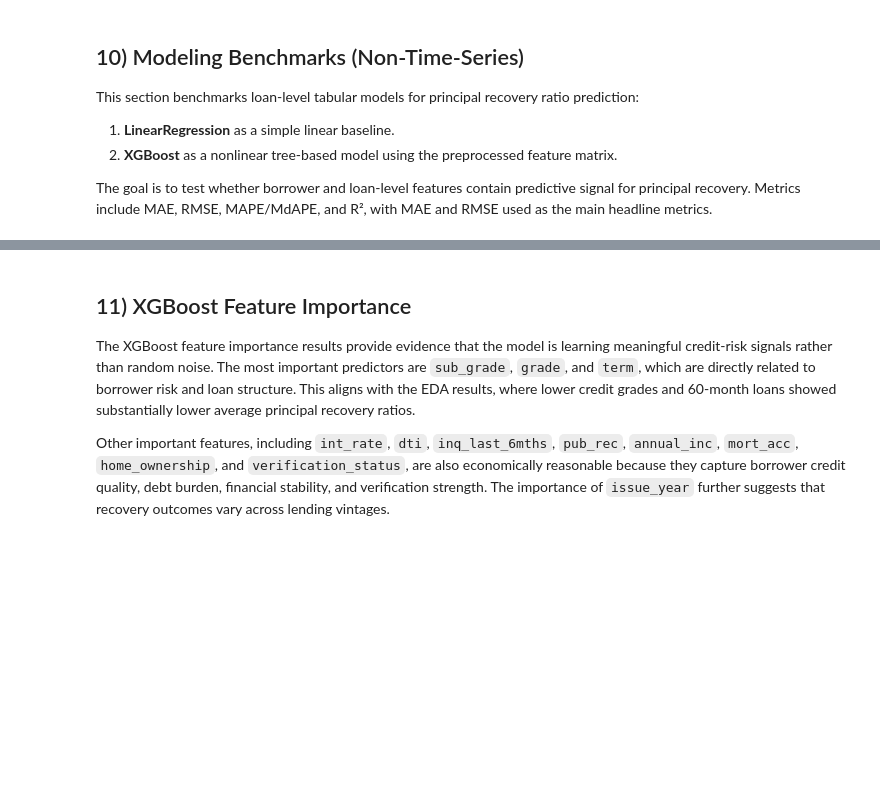
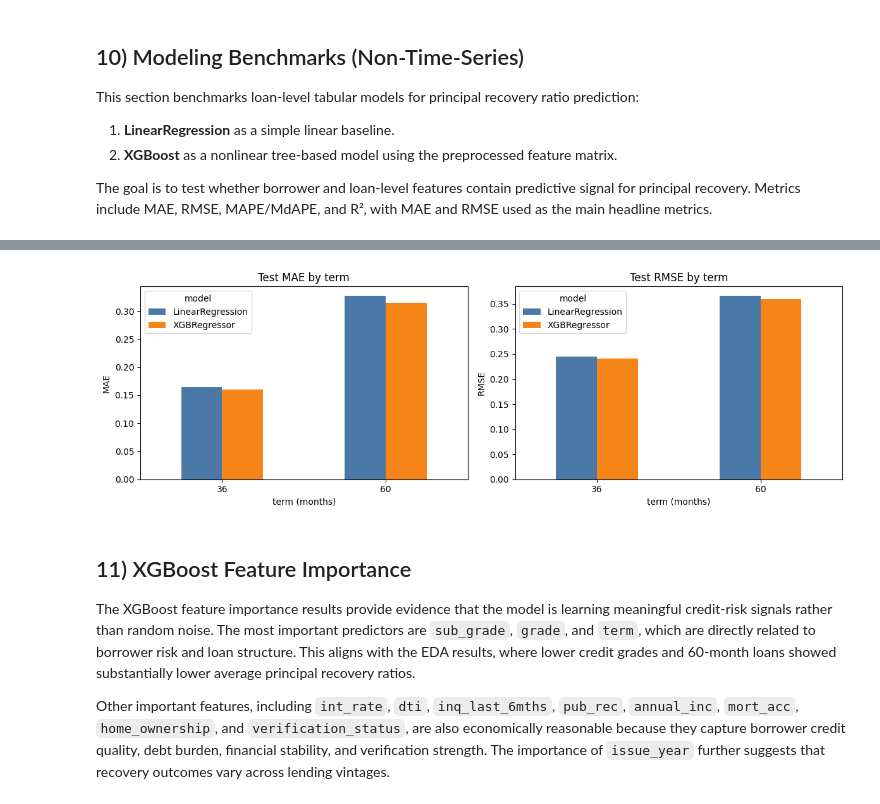
Before and after one commit to duygithub/berkeley_datasci_207_proj, a Jupyter notebook: final/Data_preprocessing_code_w_models_macro_validation.ipynb, the cells around one changed output, grey strips where cells are left out. Drawn from its saved outputs; the diff is of its cells as text; code cells hidden in the pictures; blank space fills up the shorter version.

```diff
--- a/final/Data_preprocessing_code_w_models_macro_validation.ipynb
+++ b/final/Data_preprocessing_code_w_models_macro_validation.ipynb
@@ -664,0 +736,76 @@ Model comparison (sorted by test MAE):
+# %%
+import numpy as np
+import pandas as pd
+import matplotlib.pyplot as plt
+from sklearn.metrics import mean_absolute_error, mean_squared_error, r2_score
+
+
+def _subgroup_metrics(y_true, y_pred, groups, group_name):
+    rows = []
+    for g, mask in groups.groupby(groups):
+        idx = mask.index
+        yt = np.asarray(y_true.loc[idx], dtype=float)
+        yp = np.asarray(y_pred.loc[idx], dtype=float)
+        if len(yt) == 0:
+            continue
+        mae = mean_absolute_error(yt, yp)
+        rmse = float(np.sqrt(mean_squared_error(yt, yp)))
+        r2 = r2_score(yt, yp) if len(yt) > 1 and np.var(yt) > 0 else float("nan")
+        rows.append({
+            group_name: g,
+            "n": int(len(yt)),
+            "mean_y_true": float(np.mean(yt)),
+            "mean_y_pred": float(np.mean(yp)),
+            "MAE": mae,
+            "RMSE": rmse,
+            "R2": r2,
+        })
+    return pd.DataFrame(rows)
+
+
+if "models" not in globals() or "X_test" not in globals():
+    raise RuntimeError("Run the loan-level modeling cell (Section 10) first.")
+
+term_test = work.loc[X_test.index, "term"].astype("Int64")
+y_test_series = pd.Series(np.asarray(y_test, dtype=float), index=X_test.index)
+
+mask_valid = term_test.notna()
+term_test = term_test[mask_valid].astype(int)
+y_test_aligned = y_test_series.loc[term_test.index]
+Xte_aligned = Xte[mask_valid.values]
+
+print("Test rows by term:")
+print(term_test.value_counts().sort_index().to_string())
+print()
+
+subgroup_frames = {}
+for name, model in models.items():
+    pred = pd.Series(model.predict(Xte_aligned), index=term_test.index)
+    df_sub = _subgroup_metrics(y_test_aligned, pred, term_test, "term")
+    df_sub.insert(0, "model", name)
+    subgroup_frames[name] = df_sub
+
+subgroup_term_iid = pd.concat(subgroup_frames.values(), ignore_index=True)
+subgroup_term_iid_display = subgroup_term_iid.copy()
+for col in ["mean_y_true", "mean_y_pred", "MAE", "RMSE", "R2"]:
+    subgroup_term_iid_display[col] = subgroup_term_iid_display[col].round(4)
+
+print("Per-term test metrics:")
+display(subgroup_term_iid_display)
+
+fig, axes = plt.subplots(1, 2, figsize=(12, 4))
+pivot_mae = subgroup_term_iid.pivot(index="term", columns="model", values="MAE")
+pivot_rmse = subgroup_term_iid.pivot(index="term", columns="model", values="RMSE")
+pivot_mae.plot(kind="bar", ax=axes[0], color=["#4c78a8", "#f58518"])
+axes[0].set_title("Test MAE by term")
+axes[0].set_ylabel("MAE")
+axes[0].set_xlabel("term (months)")
+axes[0].tick_params(axis="x", rotation=0)
+pivot_rmse.plot(kind="bar", ax=axes[1], color=["#4c78a8", "#f58518"])
+axes[1].set_title("Test RMSE by term")
+axes[1].set_ylabel("RMSE")
+axes[1].set_xlabel("term (months)")
+axes[1].tick_params(axis="x", rotation=0)
+plt.tight_layout()
+plt.show()
+# %% [output]
@@ -665,3 +823,4 @@ Model comparison (sorted by test MAE):
+[figure, added]
 # %% [markdown]
 ## 11) XGBoost Feature Importance
 
```
Also changed, not shown: parts of 17 cells of this notebook.
